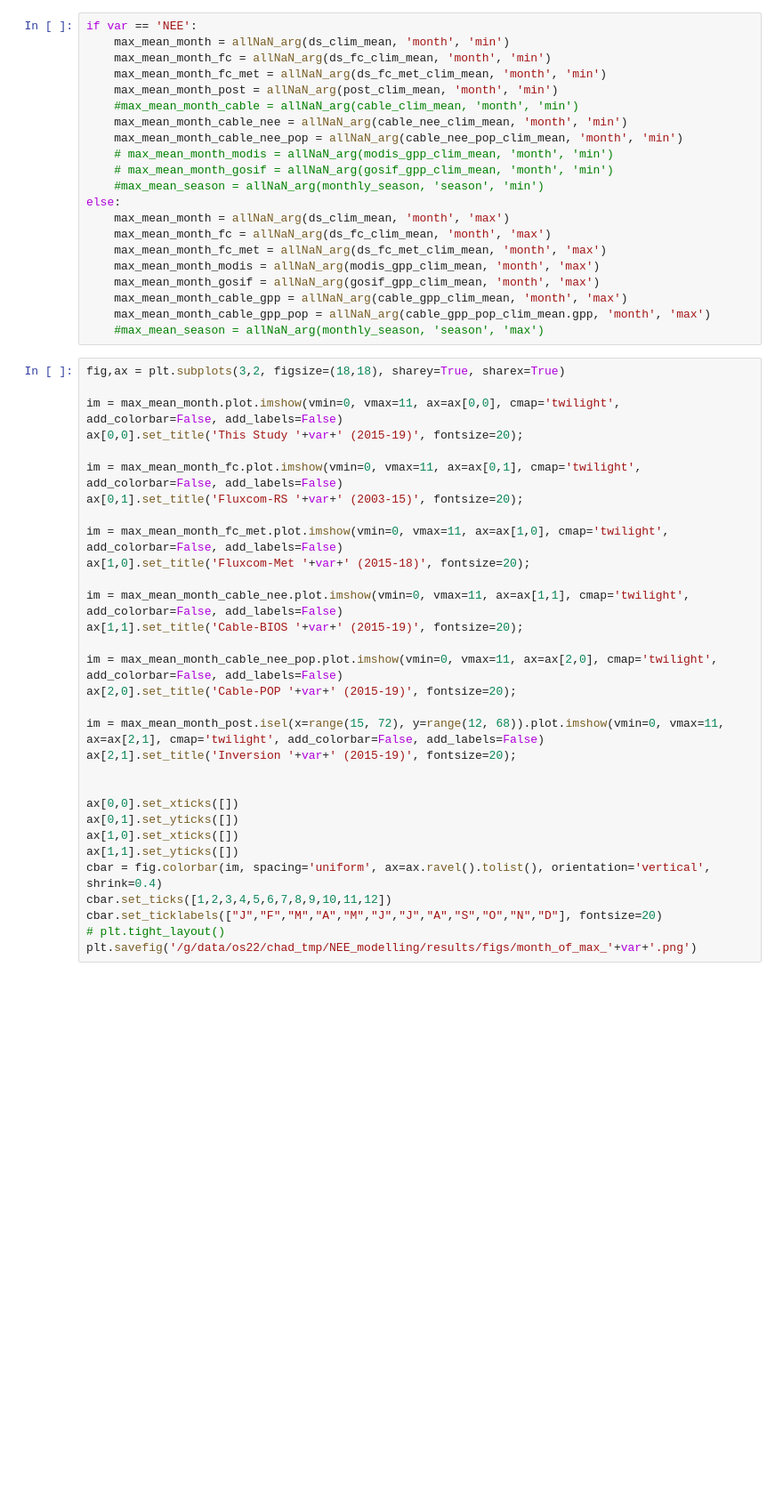
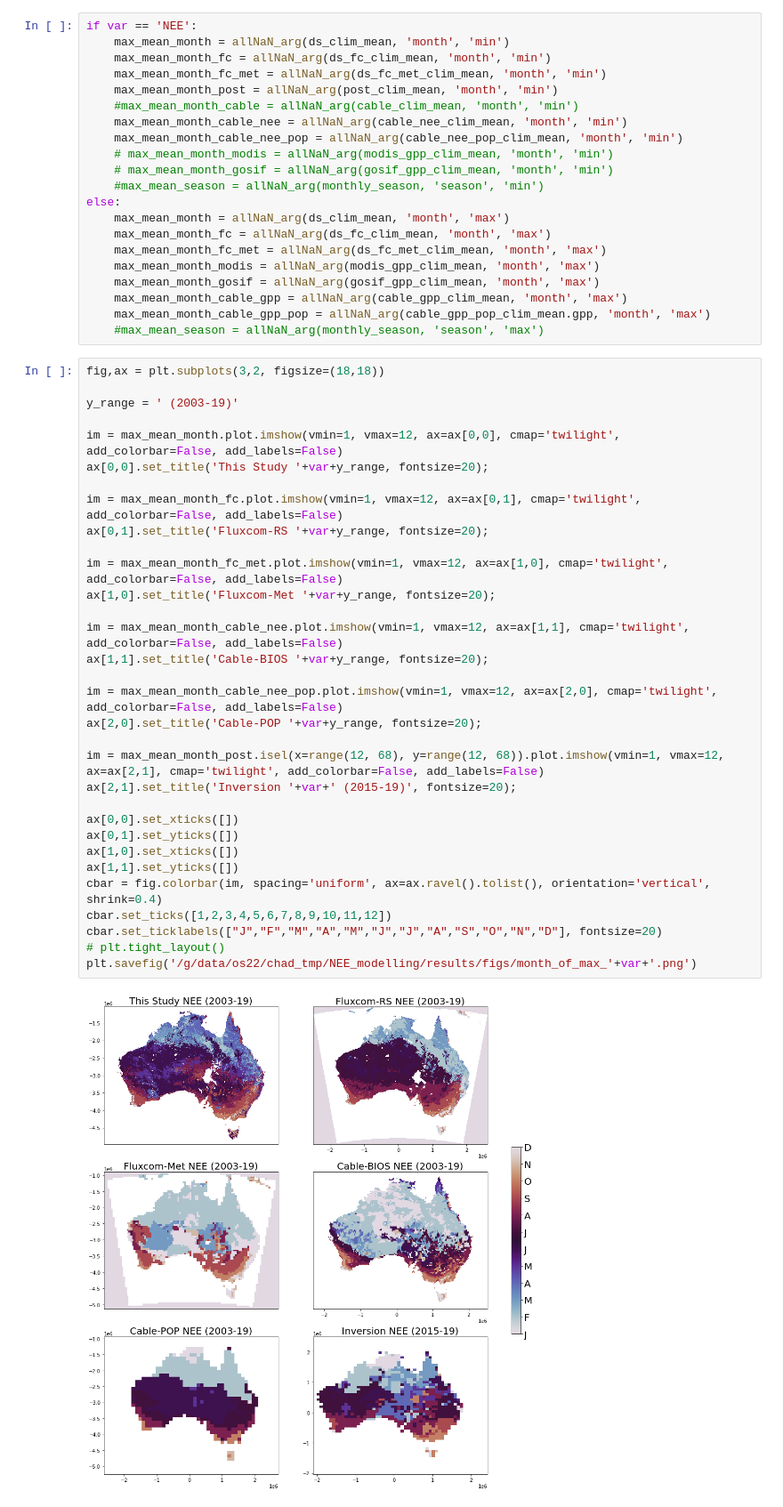
Before and after one commit to cbur24/NEE_modelling, a Jupyter notebook: 6a_Compare_products.ipynb, the cells around one changed output. Shown at 89% size. Drawn from its saved outputs; the diff is of its cells as text; blank space fills up the shorter version.

```diff
--- a/6a_Compare_products.ipynb
+++ b/6a_Compare_products.ipynb
@@ -632,36 +654,39 @@ else:
     max_mean_month_cable_gpp_pop = allNaN_arg(cable_gpp_pop_clim_mean.gpp, 'month', 'max')
     #max_mean_season = allNaN_arg(monthly_season, 'season', 'max')
 # %%
-fig,ax = plt.subplots(3,2, figsize=(18,18), sharey=True, sharex=True)
+fig,ax = plt.subplots(3,2, figsize=(18,18))
 
-im = max_mean_month.plot.imshow(vmin=0, vmax=11, ax=ax[0,0], cmap='twilight', add_colorbar=False, add_labels=False)
-ax[0,0].set_title('This Study '+var+' (2015-19)', fontsize=20);
+y_range = ' (2003-19)'
 
-im = max_mean_month_fc.plot.imshow(vmin=0, vmax=11, ax=ax[0,1], cmap='twilight', add_colorbar=False, add_labels=False)
-ax[0,1].set_title('Fluxcom-RS '+var+' (2003-15)', fontsize=20);
+im = max_mean_month.plot.imshow(vmin=1, vmax=12, ax=ax[0,0], cmap='twilight', add_colorbar=False, add_labels=False)
+ax[0,0].set_title('This Study '+var+y_range, fontsize=20);
 
-im = max_mean_month_fc_met.plot.imshow(vmin=0, vmax=11, ax=ax[1,0], cmap='twilight', add_colorbar=False, add_labels=False)
-ax[1,0].set_title('Fluxcom-Met '+var+' (2015-18)', fontsize=20);
+im = max_mean_month_fc.plot.imshow(vmin=1, vmax=12, ax=ax[0,1], cmap='twilight', add_colorbar=False, add_labels=False)
+ax[0,1].set_title('Fluxcom-RS '+var+y_range, fontsize=20);
 
-im = max_mean_month_cable_nee.plot.imshow(vmin=0, vmax=11, ax=ax[1,1], cmap='twilight', add_colorbar=False, add_labels=False)
-ax[1,1].set_title('Cable-BIOS '+var+' (2015-19)', fontsize=20);
+im = max_mean_month_fc_met.plot.imshow(vmin=1, vmax=12, ax=ax[1,0], cmap='twilight', add_colorbar=False, add_labels=False)
+ax[1,0].set_title('Fluxcom-Met '+var+y_range, fontsize=20);
 
-im = max_mean_month_cable_nee_pop.plot.imshow(vmin=0, vmax=11, ax=ax[2,0], cmap='twilight', add_colorbar=False, add_labels=False)
-ax[2,0].set_title('Cable-POP '+var+' (2015-19)', fontsize=20);
+im = max_mean_month_cable_nee.plot.imshow(vmin=1, vmax=12, ax=ax[1,1], cmap='twilight', add_colorbar=False, add_labels=False)
+ax[1,1].set_title('Cable-BIOS '+var+y_range, fontsize=20);
 
-im = max_mean_month_post.isel(x=range(15, 72), y=range(12, 68)).plot.imshow(vmin=0, vmax=11, ax=ax[2,1], cmap='twilight', add_colorbar=False, add_labels=False)
+im = max_mean_month_cable_nee_pop.plot.imshow(vmin=1, vmax=12, ax=ax[2,0], cmap='twilight', add_colorbar=False, add_labels=False)
+ax[2,0].set_title('Cable-POP '+var+y_range, fontsize=20);
+
+im = max_mean_month_post.isel(x=range(12, 68), y=range(12, 68)).plot.imshow(vmin=1, vmax=12, ax=ax[2,1], cmap='twilight', add_colorbar=False, add_labels=False)
 ax[2,1].set_title('Inversion '+var+' (2015-19)', fontsize=20);
-
 
 ax[0,0].set_xticks([])
 ax[0,1].set_yticks([])
 ax[1,0].set_xticks([])
 ax[1,1].set_yticks([])
 cbar = fig.colorbar(im, spacing='uniform', ax=ax.ravel().tolist(), orientation='vertical', shrink=0.4)
 cbar.set_ticks([1,2,3,4,5,6,7,8,9,10,11,12])
 cbar.set_ticklabels(["J","F","M","A","M","J","J","A","S","O","N","D"], fontsize=20)
 # plt.tight_layout()
 plt.savefig('/g/data/os22/chad_tmp/NEE_modelling/results/figs/month_of_max_'+var+'.png')
+# %% [output]
+[figure, added]
 # %%
 fig,ax = plt.subplots(3,2, figsize=(18,18), sharey=True, sharex=True)
 
```
Also changed, not shown: parts of 20 cells of this notebook, 37 other files.
